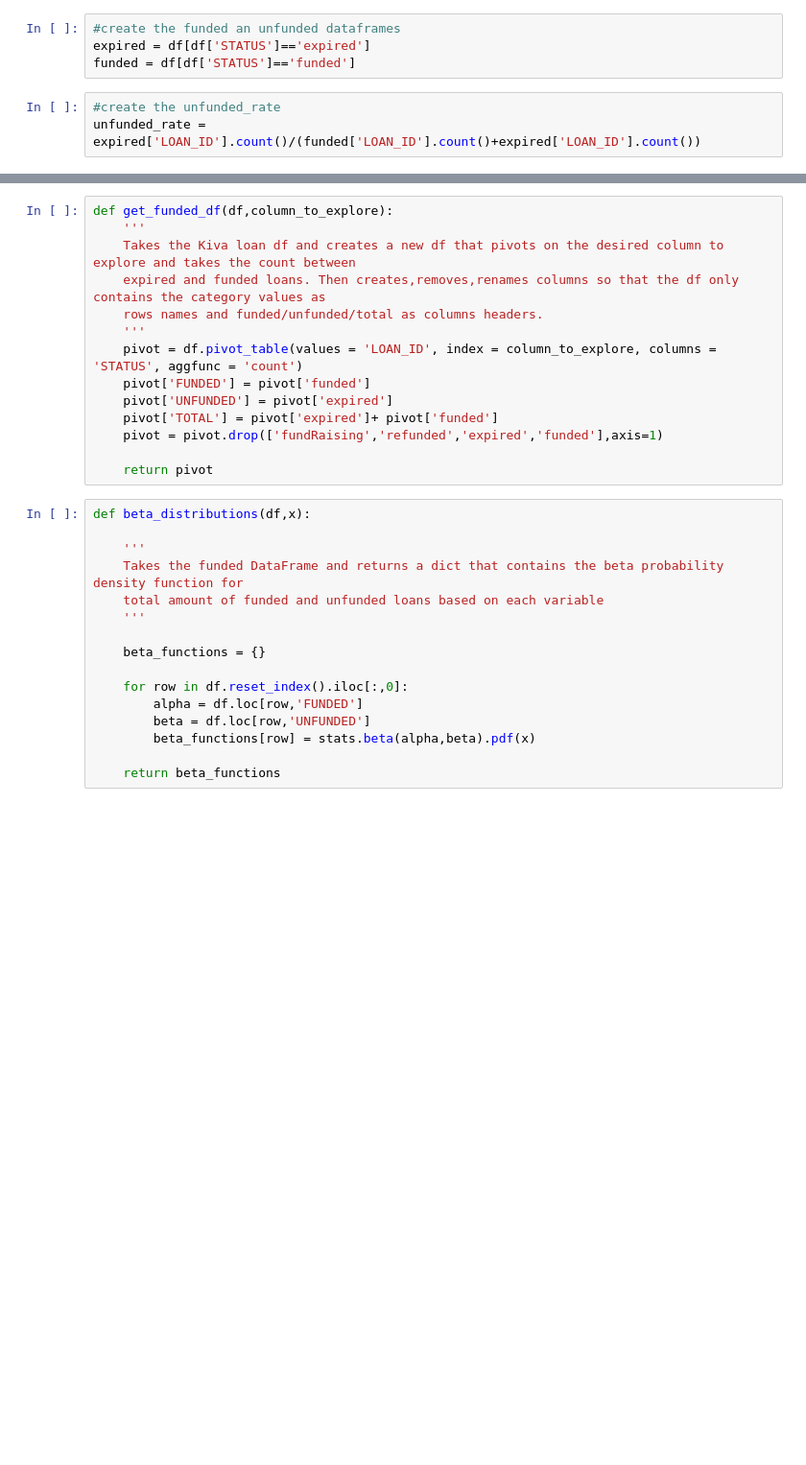
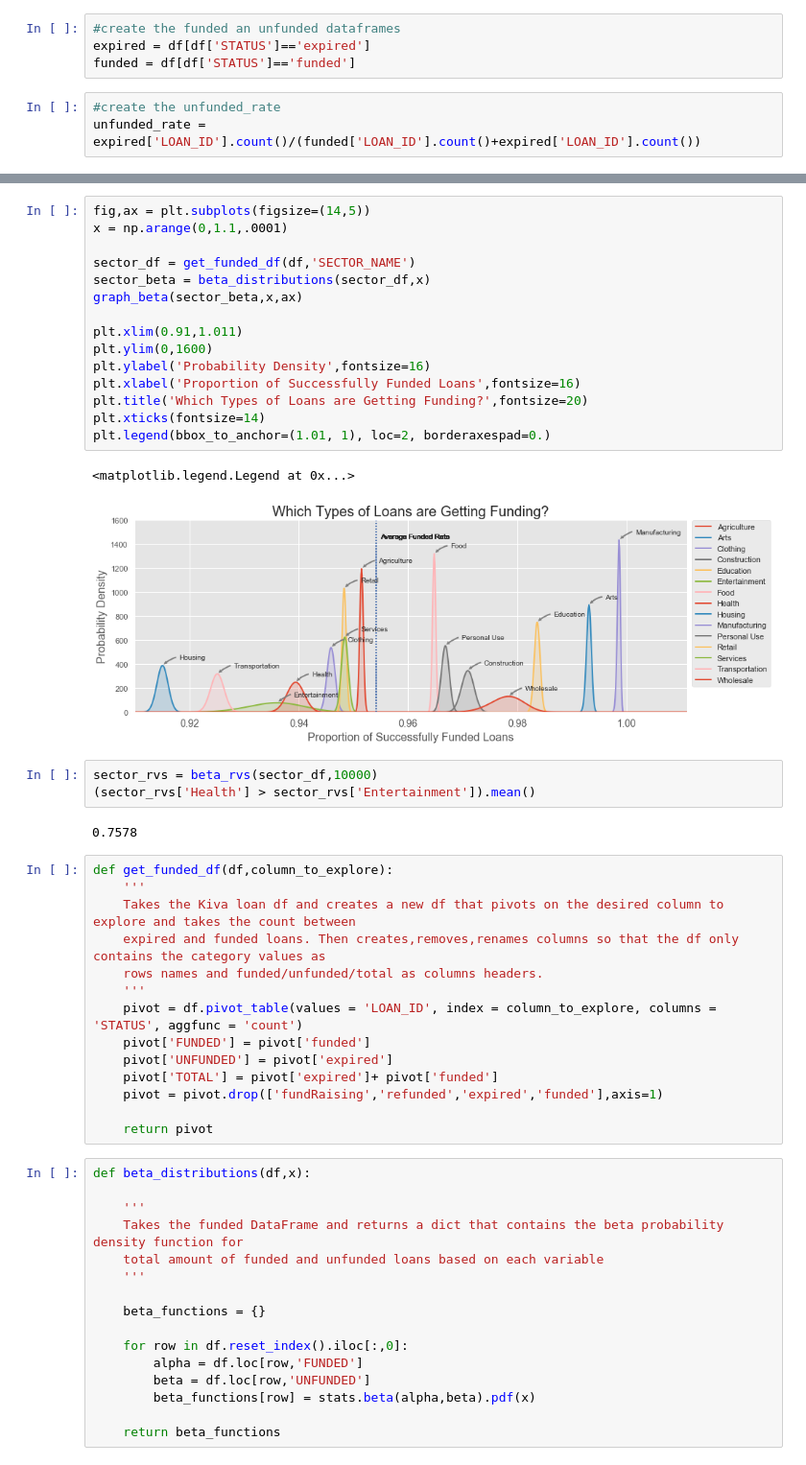
Before and after one commit to emkawong/who-are-the-5-percent-unfunded, a Jupyter notebook: kiva-analysis.ipynb, the cells around one changed output, grey strips where cells are left out. Shown at 96% size. Saved outputs shown, nothing was run; the diff lists cells and outputs as text; blank space fills up the shorter version.

```diff
--- a/kiva-analysis.ipynb
+++ b/kiva-analysis.ipynb
@@ -43,3 +135,26 @@ unfunded_rate = expired['LOAN_ID'].count()/(funded['LOAN_ID'].count()+expired['L
+# %%
+fig,ax = plt.subplots(figsize=(14,5))
+x = np.arange(0,1.1,.0001)
+
+sector_df = get_funded_df(df,'SECTOR_NAME')
+sector_beta = beta_distributions(sector_df,x)
+graph_beta(sector_beta,x,ax)
+
+plt.xlim(0.91,1.011)
+plt.ylim(0,1600)
+plt.ylabel('Probability Density',fontsize=16)
+plt.xlabel('Proportion of Successfully Funded Loans',fontsize=16)
+plt.title('Which Types of Loans are Getting Funding?',fontsize=20)
+plt.xticks(fontsize=14)
+plt.legend(bbox_to_anchor=(1.01, 1), loc=2, borderaxespad=0.)
+# %% [output]
+<matplotlib.legend.Legend at 0x...>
+[figure, added]
+# %%
+sector_rvs = beta_rvs(sector_df,10000)
+(sector_rvs['Health'] > sector_rvs['Entertainment']).mean()
+# %% [output]
+0.7578
 # %%
 def get_funded_df(df,column_to_explore):
     '''
```
Also changed, not shown: parts of 23 cells of this notebook.
